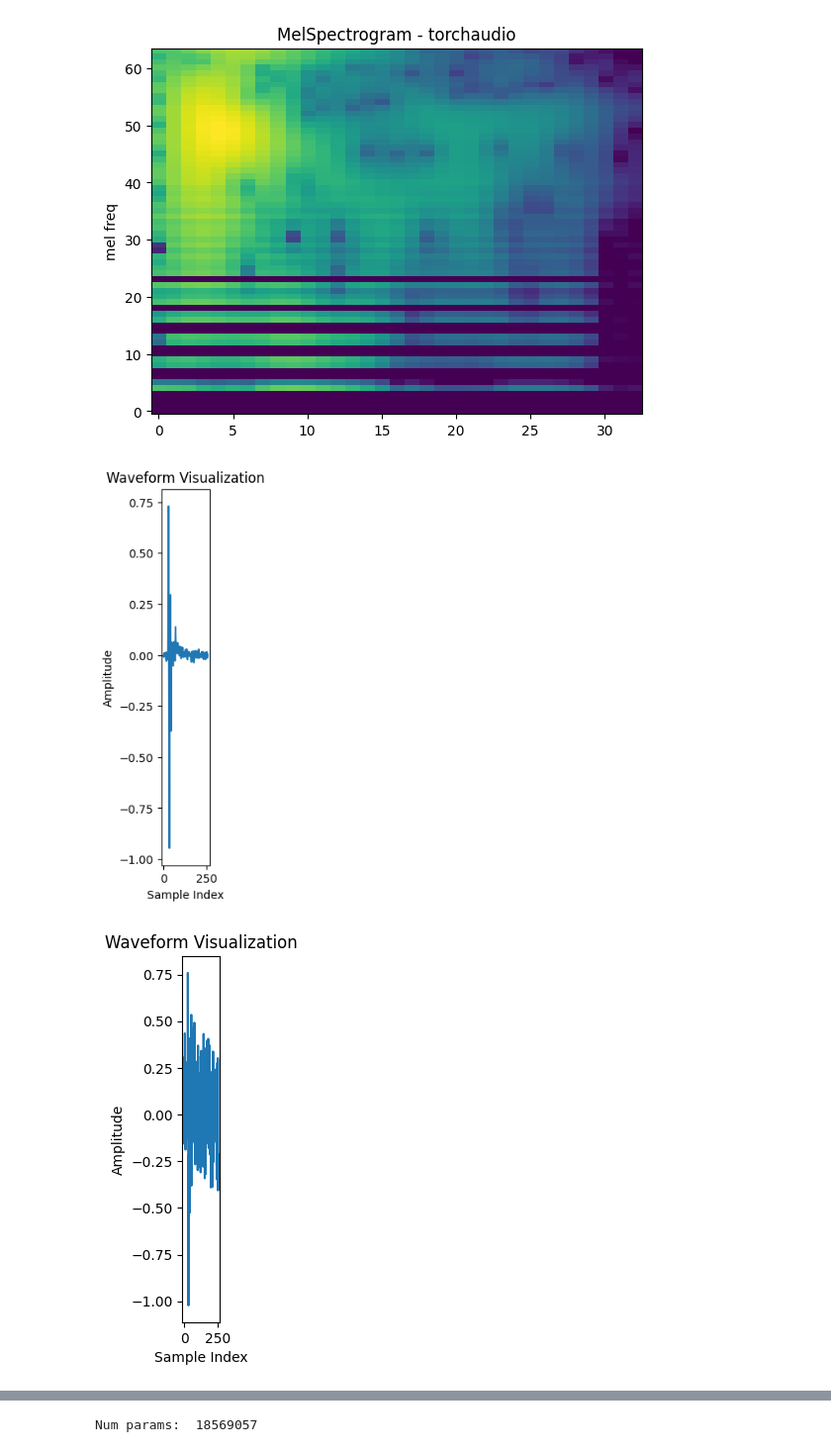
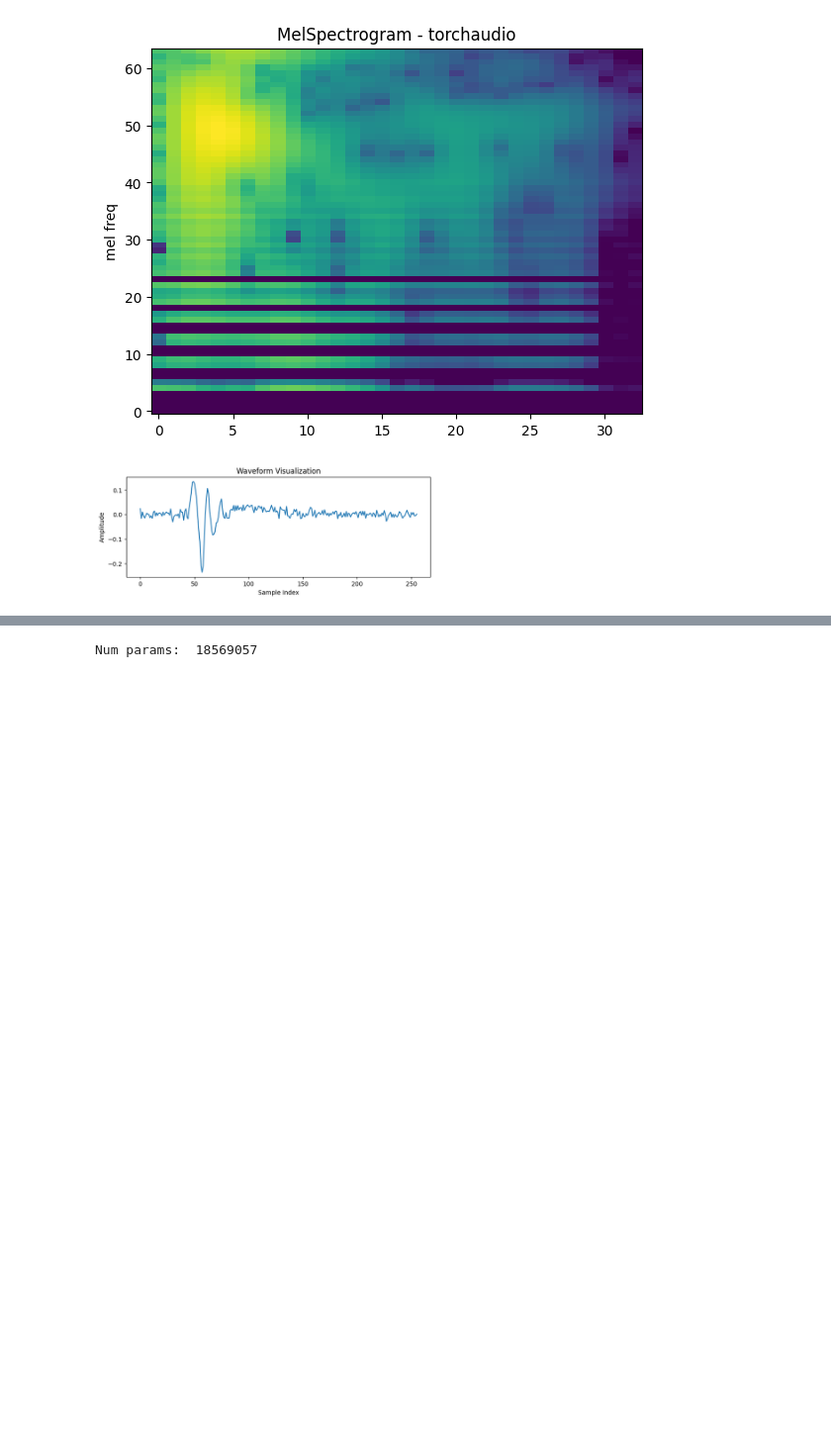
Before and after one commit to juancaudio20/ddpm, a Jupyter notebook: audio_diffusion.ipynb, the cells around one changed output, grey strips where cells are left out. Shown at 99% size. Cells and saved outputs as stored; diff of their text form; code cells hidden in the pictures; blank space fills up the shorter version.

```diff
--- a/audio_diffusion.ipynb
+++ b/audio_diffusion.ipynb
@@ -129,8 +129,8 @@ def forward_diffusion_sample(x_0, t, device="cpu"):
         sqrt_one_minus_alphas_cumprod, t, x_0.shape
     )
     # mean + variance
-    return sqrt_alphas_cumprod_t.to(device) * x_0.to(device) \
-    + sqrt_one_minus_alphas_cumprod_t.to(device) * noise.to(device), noise.to(device)
+    return torch.clamp_(sqrt_alphas_cumprod_t.to(device) * x_0.to(device) \
+    + sqrt_one_minus_alphas_cumprod_t.to(device) * noise.to(device),-1.0,1.0), noise.to(device)
 
 
 # Define beta schedule
@@ -167,17 +167,16 @@ def show_tensor_waveform(waveform):
 # %%
 # Simulate forward diffusion
 audio = next(iter(dataloader))[0]
 
-plt.figure(figsize=(10,6))
+plt.figure(figsize=(20,3))
 plt.axis('off')
-num_images = 10
+num_images = 1
 stepsize = int(T/num_images)
 
 for idx in range(0, T, stepsize):
     t = torch.Tensor([idx]).type(torch.int64)
     plt.subplot(1, num_images+1, int(idx/stepsize) + 1)
     au, noise = forward_diffusion_sample(audio, t)
     show_tensor_waveform(au)
 # %% [output]
-[figure, old version]
+[figure, new version]
-[figure, removed]
```
Also changed, not shown: parts of 7 cells of this notebook.
